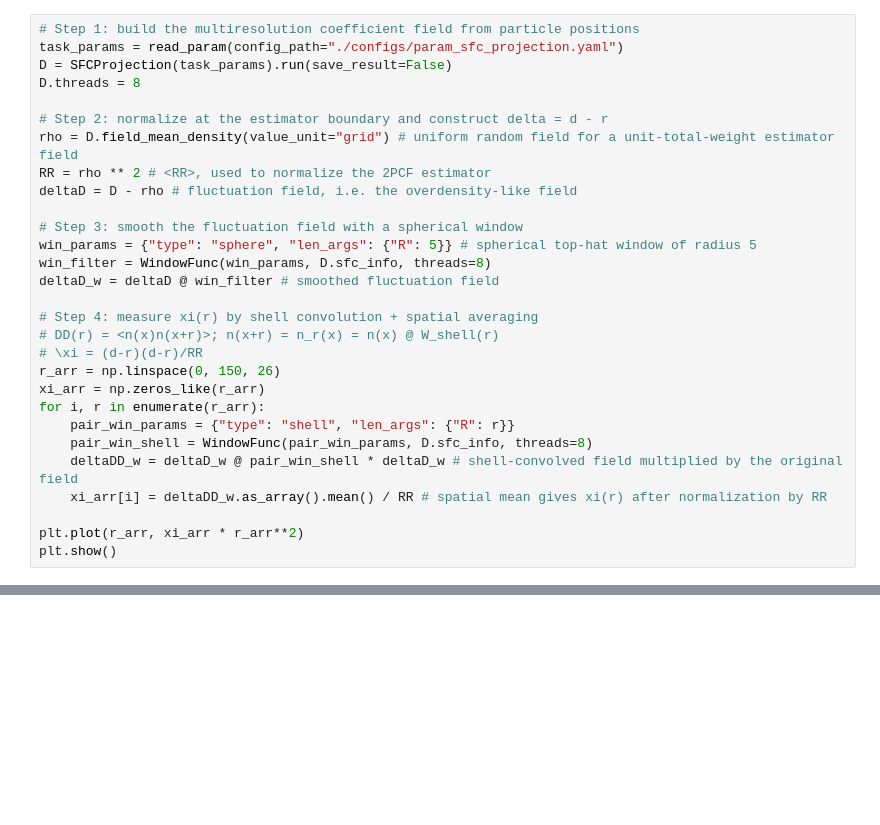
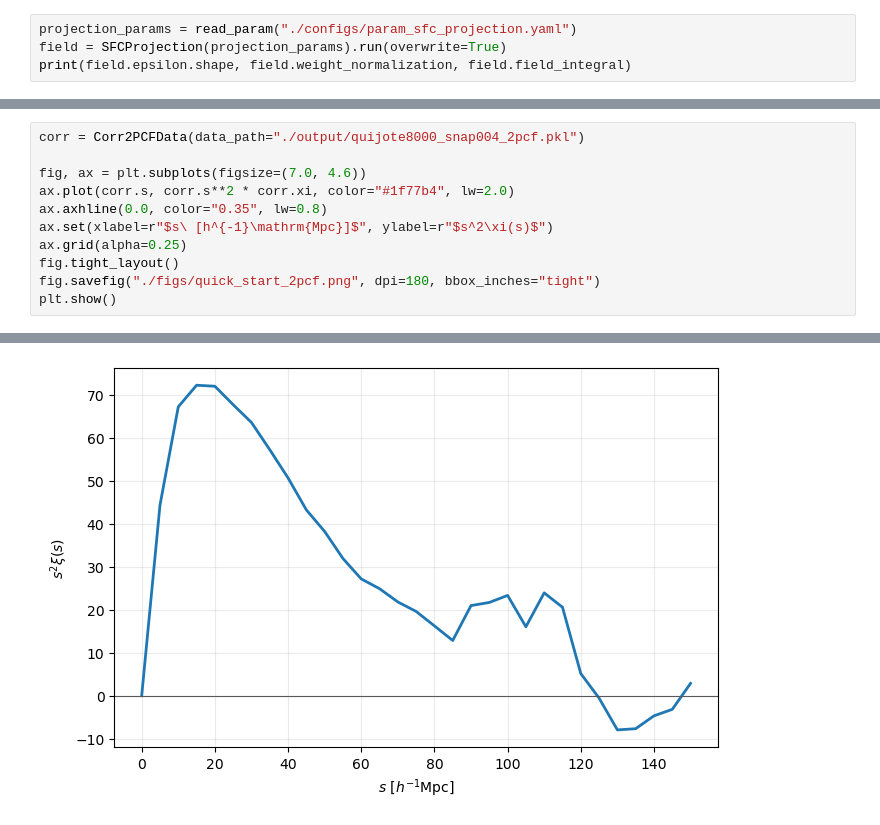
Before and after one commit to SYSUSPA-Projects/PyHermes, a Jupyter notebook: examples/notebooks/quick_start.ipynb, the cells around one changed output, grey strips where cells are left out. Saved outputs shown, nothing was run; the diff lists cells and outputs as text; blank space fills up the shorter version.

```diff
--- a/examples/notebooks/quick_start.ipynb
+++ b/examples/notebooks/quick_start.ipynb
@@ -18,30 +37,5 @@ Working directory: ./examples
 # %%
-# Step 1: build the multiresolution coefficient field from particle positions
-task_params = read_param(config_path="./configs/param_sfc_projection.yaml")
-D = SFCProjection(task_params).run(save_result=False)
-D.threads = 8
-
-# Step 2: normalize at the estimator boundary and construct delta = d - r
-rho = D.field_mean_density(value_unit="grid") # uniform random field for a unit-total-weight estimator field
-RR = rho ** 2 # <RR>, used to normalize the 2PCF estimator
-deltaD = D - rho # fluctuation field, i.e. the overdensity-like field
-
-# Step 3: smooth the fluctuation field with a spherical window
-win_params = {"type": "sphere", "len_args": {"R": 5}} # spherical top-hat window of radius 5
-win_filter = WindowFunc(win_params, D.sfc_info, threads=8)
-deltaD_w = deltaD @ win_filter # smoothed fluctuation field
-
-# Step 4: measure xi(r) by shell convolution + spatial averaging
-# DD(r) = <n(x)n(x+r)>; n(x+r) = n_r(x) = n(x) @ W_shell(r)
-# \xi = (d-r)(d-r)/RR
-r_arr = np.linspace(0, 150, 26)
-xi_arr = np.zeros_like(r_arr)
-for i, r in enumerate(r_arr):
-    pair_win_params = {"type": "shell", "len_args": {"R": r}}
-    pair_win_shell = WindowFunc(pair_win_params, D.sfc_info, threads=8)
-    deltaDD_w = deltaD_w @ pair_win_shell * deltaD_w # shell-convolved field multiplied by the original field
-    xi_arr[i] = deltaDD_w.as_array().mean() / RR # spatial mean gives xi(r) after normalization by RR
-
-plt.plot(r_arr, xi_arr * r_arr**2)
-plt.show()
+projection_params = read_param("./configs/param_sfc_projection.yaml")
+field = SFCProjection(projection_params).run(overwrite=True)
+print(field.epsilon.shape, field.weight_normalization, field.field_integral)
 # %% [output]
@@ -65,0 +89,12 @@ plt.show()
+# %%
+corr = Corr2PCFData(data_path="./output/quijote8000_snap004_2pcf.pkl")
+
+fig, ax = plt.subplots(figsize=(7.0, 4.6))
+ax.plot(corr.s, corr.s**2 * corr.xi, color="#1f77b4", lw=2.0)
+ax.axhline(0.0, color="0.35", lw=0.8)
+ax.set(xlabel=r"$s\ [h^{-1}\mathrm{Mpc}]$", ylabel=r"$s^2\xi(s)$")
+ax.grid(alpha=0.25)
+fig.tight_layout()
+fig.savefig("./figs/quick_start_2pcf.png", dpi=180, bbox_inches="tight")
+plt.show()
+# %% [output]
@@ -65,0 +104 @@ plt.show()
+[figure, added]
```
Also changed, not shown: parts of 9 cells of this notebook, 27 other files.
